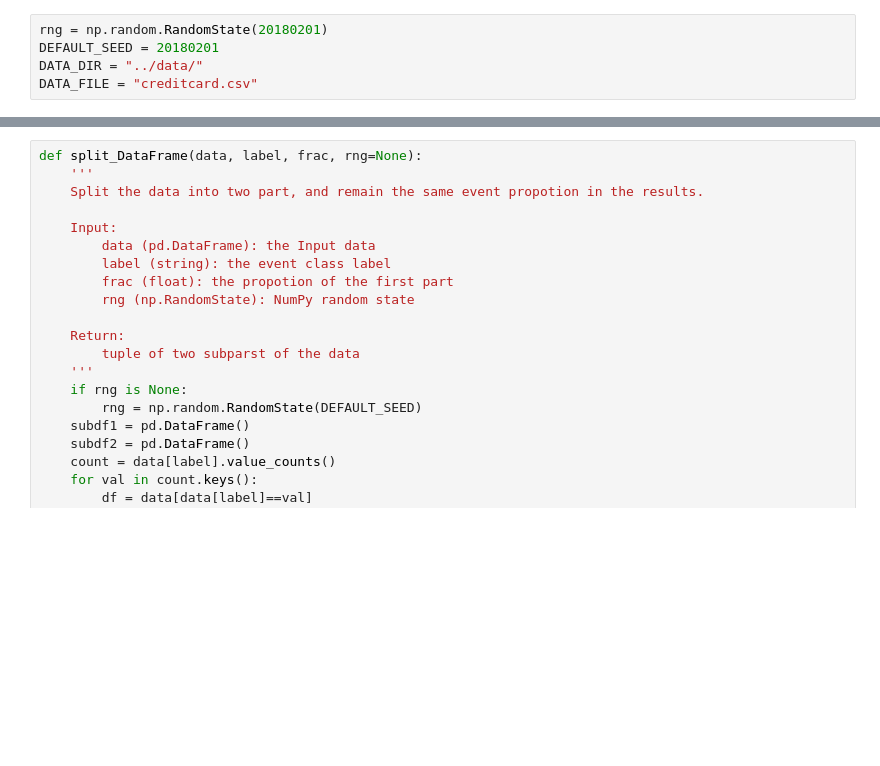
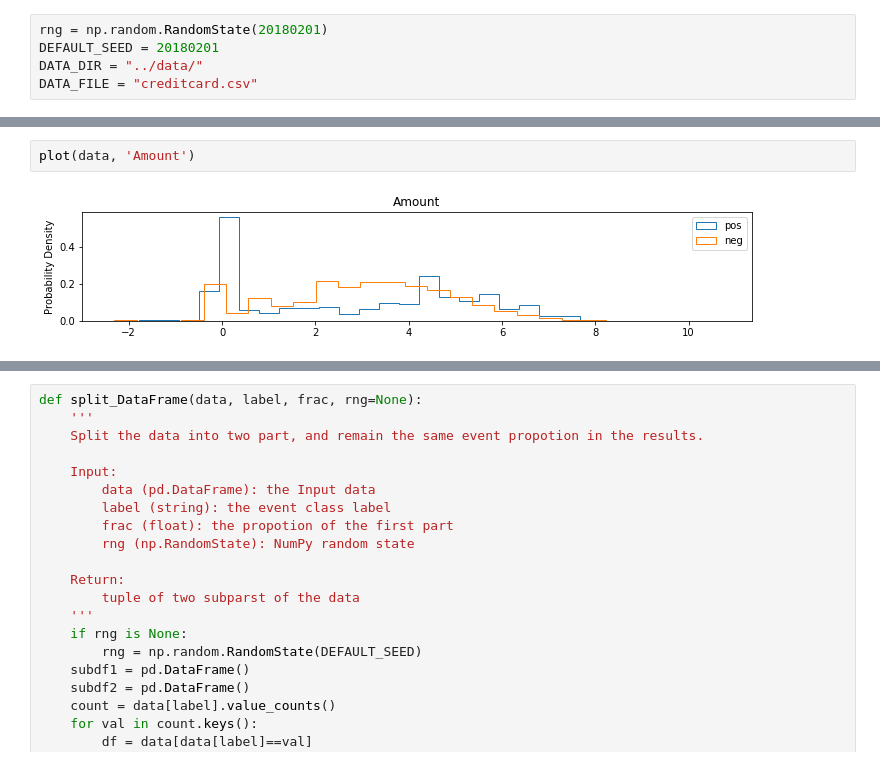
Before and after one commit to mgxnzhu/mlpproject, a Jupyter notebook: notebooks/Data_Preprocession.ipynb, the cells around one changed output, grey strips where cells are left out. Cells and saved outputs as stored; diff of their text form; blank space fills up the shorter version.

```diff
--- a/notebooks/Data_Preprocession.ipynb
+++ b/notebooks/Data_Preprocession.ipynb
@@ -18,0 +38,4 @@ data.loc[:,'V1':'Amount'] = data.loc[:,'V1':'Amount'].apply(lambda x: (x-x.mean(
+# %%
+plot(data, 'Amount')
+# %% [output]
+[figure, added]
```
Also changed, not shown: parts of 7 cells of this notebook, 9 other files.
